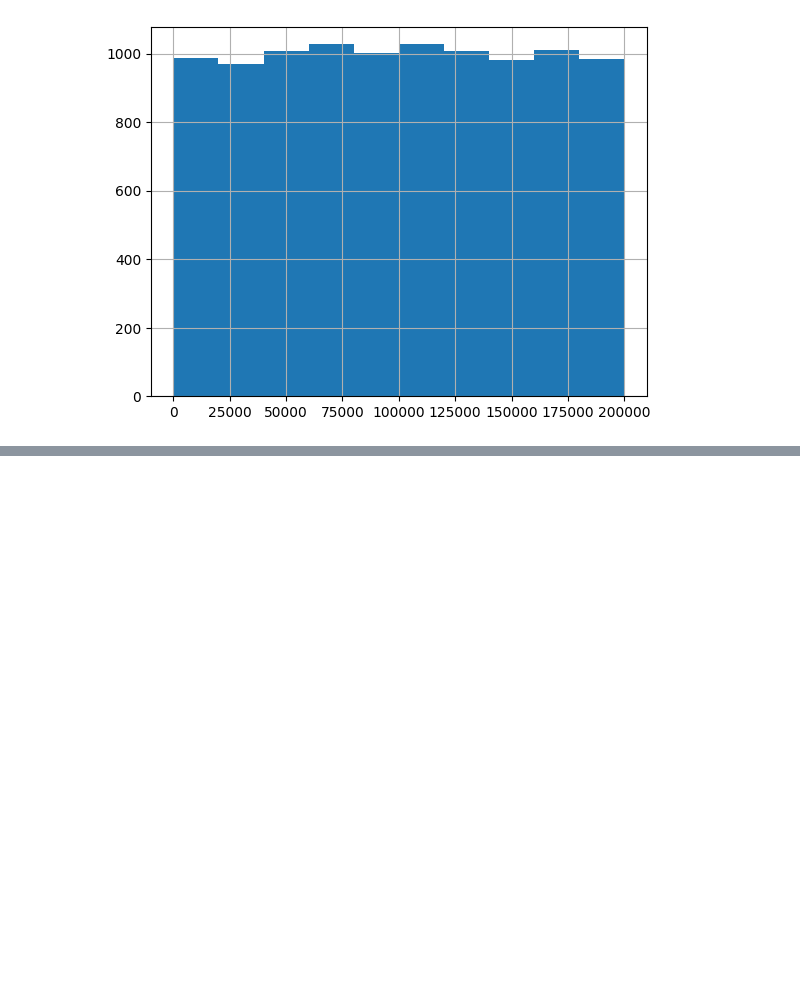
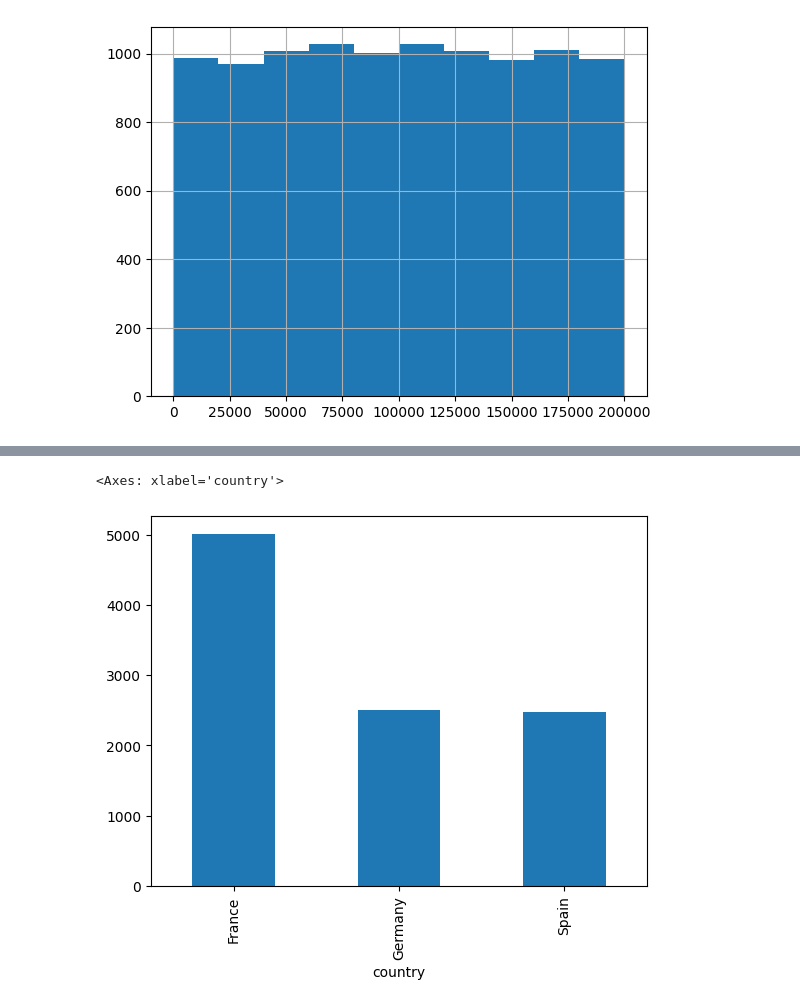
Before and after one commit to rajeevkumar75/Bank-Customer-Churn-Prediction, a Jupyter notebook: notebooks/Eda end to end.ipynb, the cells around one changed output, grey strips where cells are left out. Saved outputs shown, nothing was run; the diff lists cells and outputs as text; code cells hidden in the pictures; blank space fills up the shorter version.

```diff
--- a/notebooks/Eda end to end.ipynb
+++ b/notebooks/Eda end to end.ipynb
@@ -100,0 +120,5 @@ df['estimated_salary'].hist()
+# %%
+df['country'].value_counts().plot(kind='bar')
+# %% [output]
+<Axes: xlabel='country'>
+[figure, added]
```
Also changed, not shown: parts of 13 cells of this notebook.
